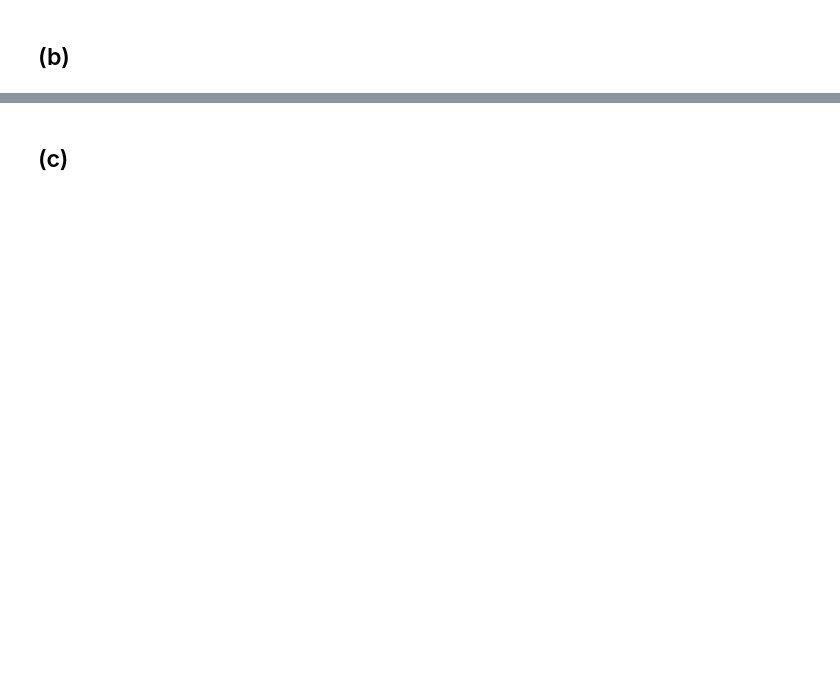
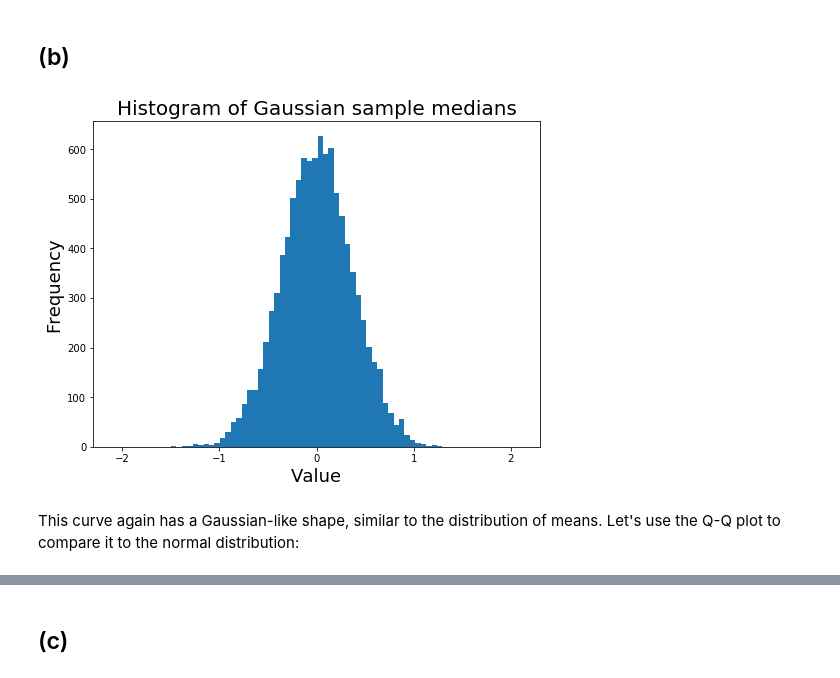
Before and after one commit to rfeinman/hw-mathtools, a Jupyter notebook: Feinman_Reuben_HW5/hw5.ipynb, the cells around one changed output, grey strips where cells are left out. Saved outputs shown, nothing was run; the diff lists cells and outputs as text; code cells hidden in the pictures; blank space fills up the shorter version.

```diff
--- a/Feinman_Reuben_HW5/hw5.ipynb
+++ b/Feinman_Reuben_HW5/hw5.ipynb
@@ -26,2 +54,17 @@ plt.figure(figsize=(10,8))
 # %% [markdown]
 ## (b)
+# %%
+# Compute the medians of our sample sets
+medians = np.median(X, axis=1)
+# %%
+# Now plot a histogram of our means, with 50 bins
+histogram_continuous(
+    medians,
+    title='Histogram of Gaussian sample medians',
+    nbins=50,
+    xlim=[-2.3, 2.3]
+)
+# %% [output]
+[figure, added]
+# %% [markdown]
+This curve again has a Gaussian-like shape, similar to the distribution of means. Let's use the Q-Q plot to compare it to the normal distribution:
```
Also changed, not shown: parts of 17 cells of this notebook.
